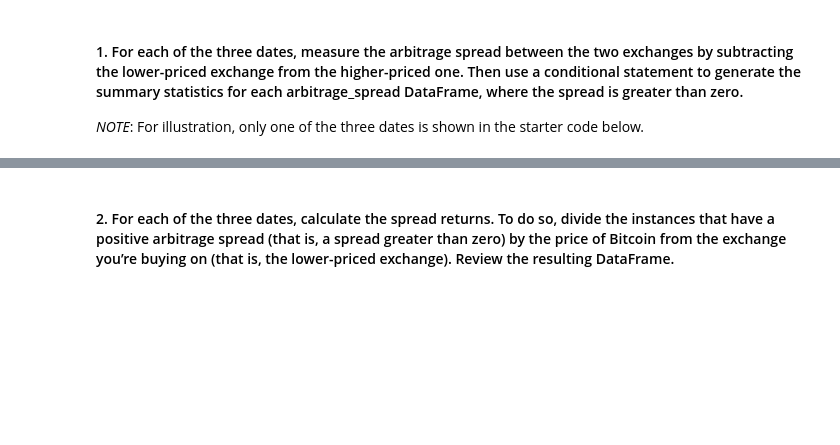
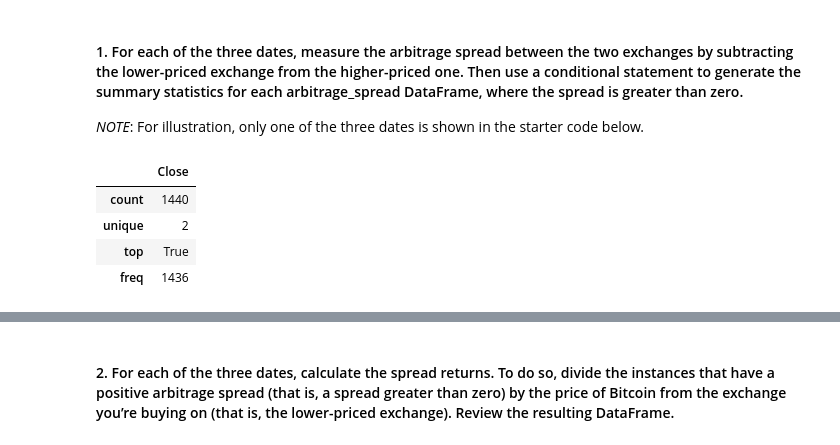
Before and after one commit to DigitalGoldRush/Module_3_Challenge, a Jupyter notebook: Module 3 Challenge/Starter_Code/crypto_arbitrage.ipynb, the cells around one changed output, grey strips where cells are left out. Drawn from its saved outputs; the diff is of its cells as text; code cells hidden in the pictures; blank space fills up the shorter version.

```diff
--- a/Module 3 Challenge/Starter_Code/crypto_arbitrage.ipynb
+++ b/Module 3 Challenge/Starter_Code/crypto_arbitrage.ipynb
@@ -475,7 +485,14 @@ Calculate the potential profits for each date that you selected in the previous
 # %%
 # For the date early in the dataset, measure the arbitrage spread between the two exchanges
 # by subtracting the lower-priced exchange from the higher-priced one
-arbitrage_spread_early = # YOUR CODE HERE
+arbitrage_spread_early = bitstamp_sliced.loc["2018-01-28"]-coinbase_sliced.loc["2018-01-28"]
 
 # Use a conditional statement to generate the summary statistics for each arbitrage_spread DataFrame
-# YOUR CODE HERE
+arb_early_filter = arbitrage_spread_early > 0
+arb_early_filter.describe()
+# %% [output]
+|  | Close |
+| count | 1440 |
+| unique | 2 |
+| top | True |
+| freq | 1436 |
```
Also changed, not shown: parts of 7 cells of this notebook.
